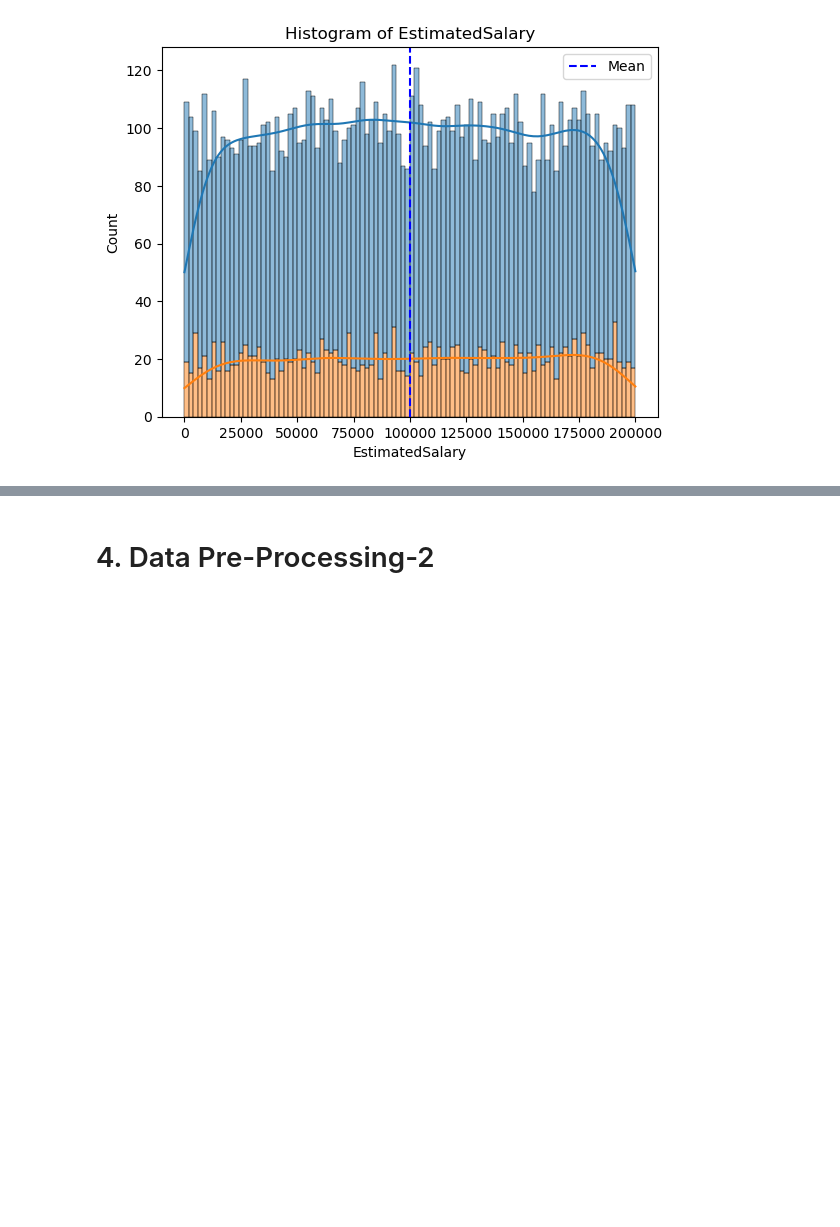
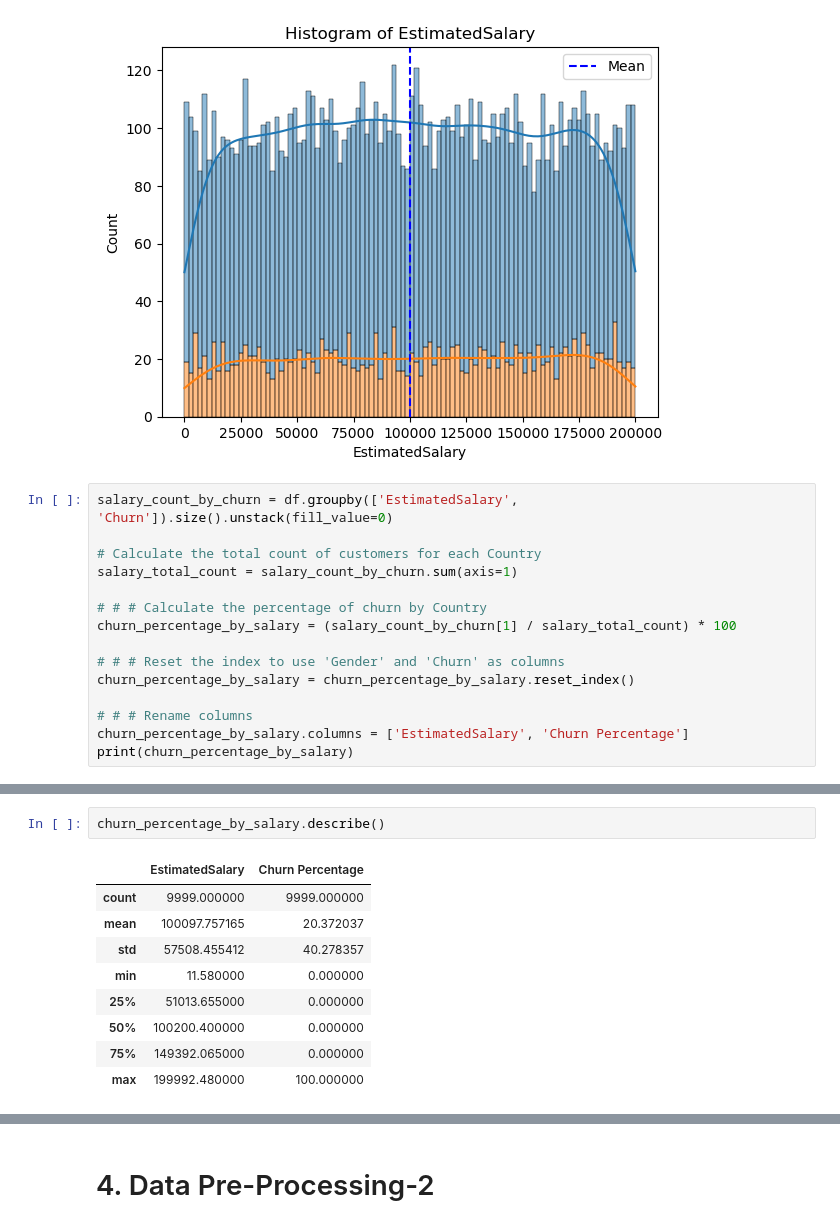
Before and after one commit to fitrijamsari/Data-Science-Projects, a Jupyter notebook: 04_Customer Churn Prediction/customer-churn-prediction_v2.ipynb, the cells around one changed output, grey strips where cells are left out. Cells and saved outputs as stored; diff of their text form; blank space fills up the shorter version.

```diff
--- a/04_Customer Churn Prediction/customer-churn-prediction_v2.ipynb
+++ b/04_Customer Churn Prediction/customer-churn-prediction_v2.ipynb
@@ -947,3 +946,18 @@ plt.legend()
 plt.show()
 # %% [output]
 [figure]
+# %%
+salary_count_by_churn = df.groupby(['EstimatedSalary', 'Churn']).size().unstack(fill_value=0)
+
+# Calculate the total count of customers for each Country
+salary_total_count = salary_count_by_churn.sum(axis=1)
+
+# # # Calculate the percentage of churn by Country
+churn_percentage_by_salary = (salary_count_by_churn[1] / salary_total_count) * 100
+
+# # # Reset the index to use 'Gender' and 'Churn' as columns
+churn_percentage_by_salary = churn_percentage_by_salary.reset_index()
+
+# # # Rename columns
+churn_percentage_by_salary.columns = ['EstimatedSalary', 'Churn Percentage']
+print(churn_percentage_by_salary)
@@ -950,3 +979,15 @@ plt.show()
+# %%
+churn_percentage_by_salary.describe()
+# %% [output]
+|  | EstimatedSalary | Churn Percentage |
+| count | 9999.000000 | 9999.000000 |
+| mean | 100097.757165 | 20.372037 |
+| std | 57508.455412 | 40.278357 |
+| min | 11.580000 | 0.000000 |
+| 25% | 51013.655000 | 0.000000 |
+| 50% | 100200.400000 | 0.000000 |
+| 75% | 149392.065000 | 0.000000 |
+| max | 199992.480000 | 100.000000 |
 # %% [markdown]
 ### Observations
 
```
Also changed, not shown: parts of 16 cells of this notebook, 2 other files.
